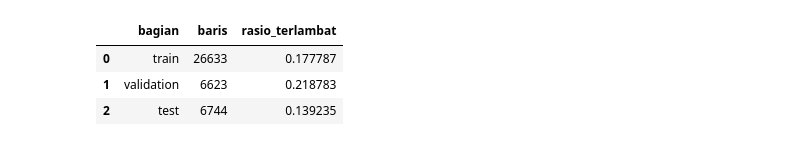
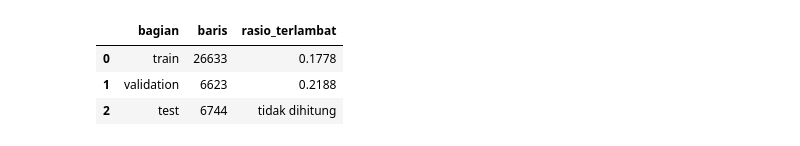
Before and after one commit to venever1/parcel-delay-prediction, a Jupyter notebook: notebooks/03_baseline.ipynb, the cells around one changed output. Cells and saved outputs as stored; diff of their text form; code cells hidden in the pictures.

```diff
--- a/notebooks/03_baseline.ipynb
+++ b/notebooks/03_baseline.ipynb
@@ -12,38 +7,40 @@ Aturan:
 # %%
 from pathlib import Path
+import json
 import sys
 
+import joblib
+import numpy as np
 import pandas as pd
-from sklearn.compose import ColumnTransformer
-from sklearn.impute import SimpleImputer
+import sklearn
 from sklearn.linear_model import LogisticRegression
 from sklearn.metrics import average_precision_score, roc_auc_score
 from sklearn.pipeline import Pipeline
-from sklearn.preprocessing import OneHotEncoder, StandardScaler
 
 ROOT = Path.cwd().parent if Path.cwd().name == "notebooks" else Path.cwd()
+sys.path.insert(0, str(ROOT))
+
+from src.features import FEATURE_COLUMNS_V1, build_features, make_logistic_preprocessor
 
 data = pd.read_csv(ROOT / "data" / "clean.csv", parse_dates=["tanggal_pickup"])
-
 train = data.loc[data["tanggal_pickup"] <= "2025-12-31"].copy()
 valid = data.loc[data["tanggal_pickup"].between("2026-01-01", "2026-03-31")].copy()
 test = data.loc[data["tanggal_pickup"].between("2026-04-01", "2026-06-30")].copy()
+del data
 
-# Test hanya dipakai untuk hitungan di tabel ini, bukan untuk model/evaluasi.
 ringkasan = pd.DataFrame(
     {
         "bagian": ["train", "validation", "test"],
         "baris": [len(train), len(valid), len(test)],
-        "rasio_terlambat": [
-            train["terlambat"].mean(),
-            valid["terlambat"].mean(),
-            test["terlambat"].mean(),
-        ],
+        "rasio_terlambat": [train["terlambat"].mean(), valid["terlambat"].mean(), None],
     }
 )
+ringkasan["rasio_terlambat"] = ringkasan["rasio_terlambat"].map(
+    lambda x: "tidak dihitung" if pd.isna(x) else round(x, 4)
+)
 ringkasan
 # %% [output]
 |  | bagian | baris | rasio_terlambat |
-| 0 | train | 26633 | 0.177787 |
-| 1 | validation | 6623 | 0.218783 |
-| 2 | test | 6744 | 0.139235 |
+| 0 | train | 26633 | 0.1778 |
+| 1 | validation | 6623 | 0.2188 |
+| 2 | test | 6744 | tidak dihitung |
```
Also changed, not shown: parts of 14 cells of this notebook, 9 other files.
